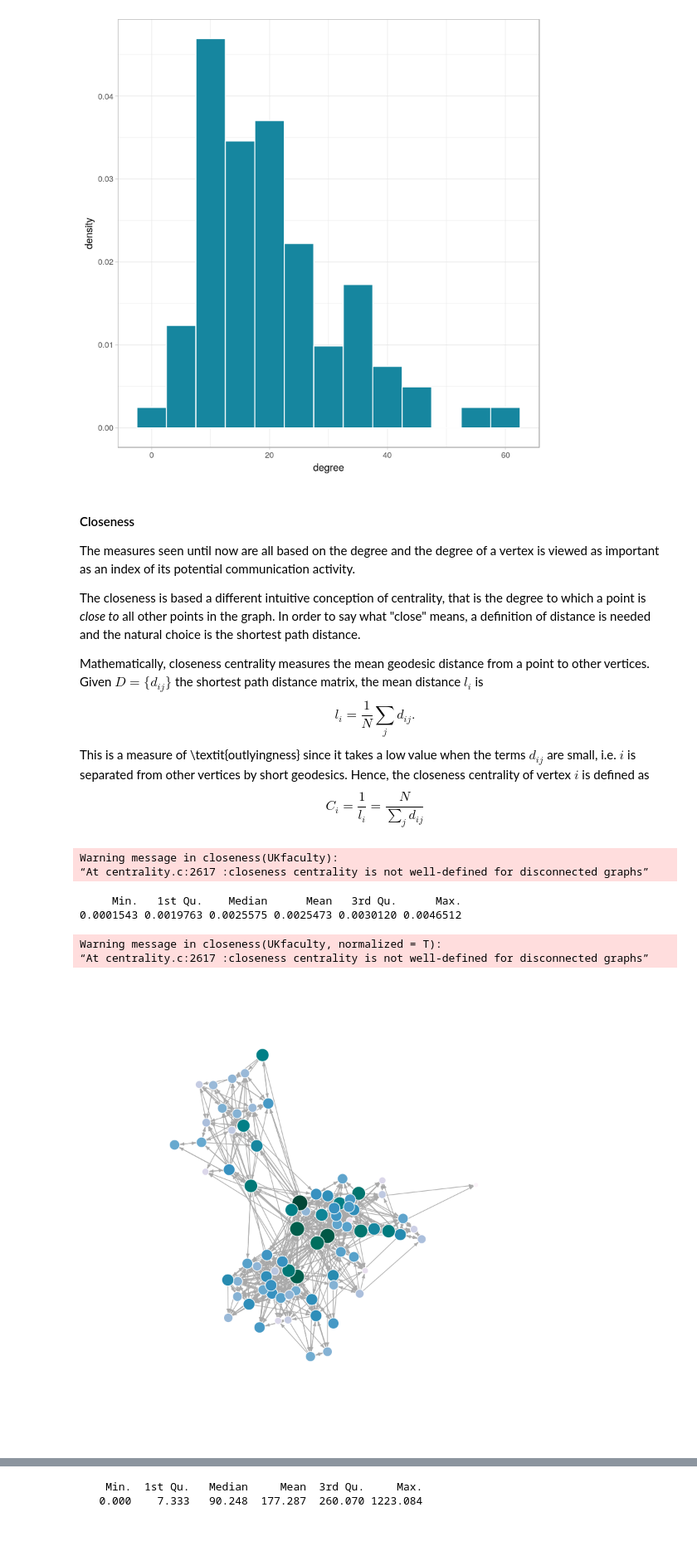
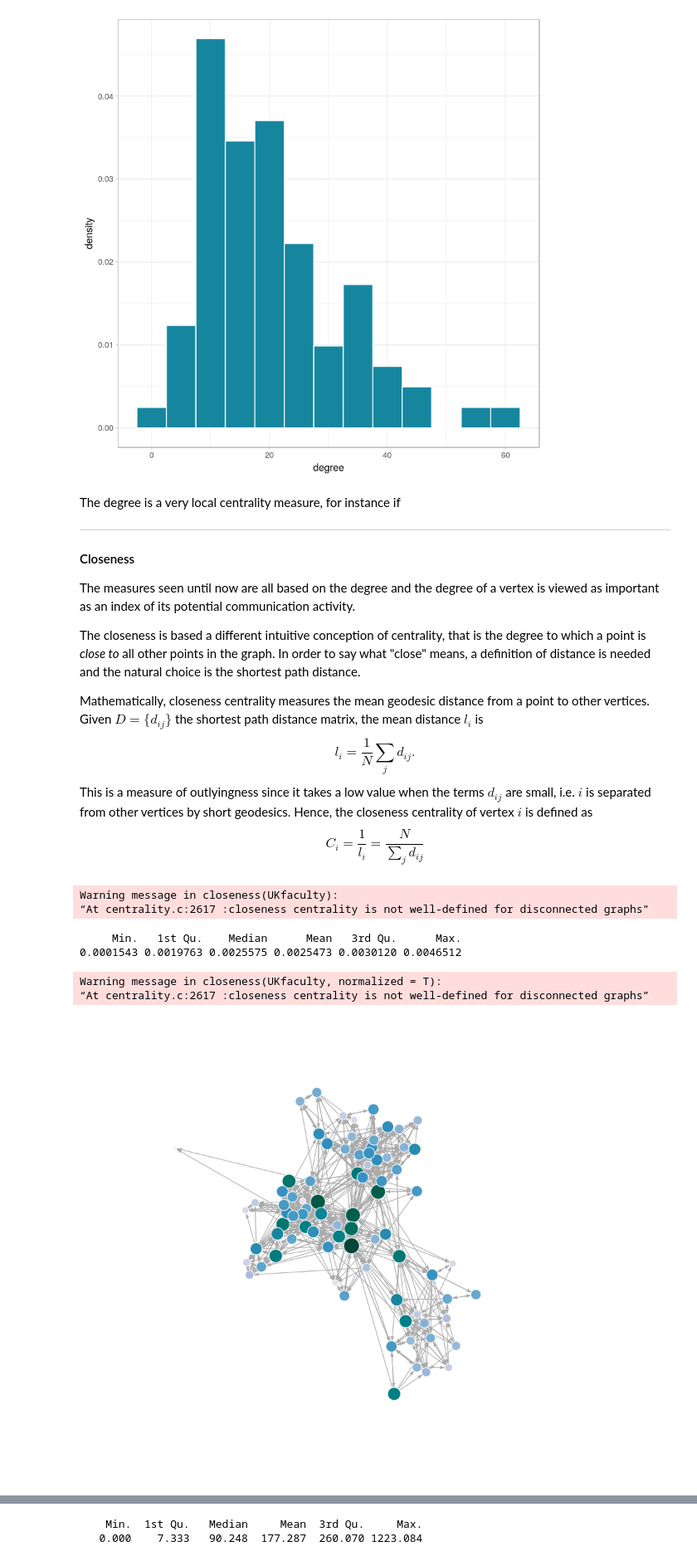
Before and after one commit to gbertagnolli/Networks-LM-Math, a Jupyter notebook: networks-seminar-2.ipynb, the cells around one changed output, grey strips where cells are left out. Shown at 83% size. Drawn from its saved outputs; the diff is of its cells as text; code cells hidden in the pictures; blank space fills up the shorter version.

```diff
--- a/networks-seminar-2.ipynb
+++ b/networks-seminar-2.ipynb
@@ -271,6 +332,10 @@ ggplot(data.frame(degree = degree(UKfaculty)), aes(degree)) +
 # %% [output]
 [figure]
 # %% [markdown]
+The degree is a very local centrality measure, for instance if
+
+---
+
 #### Closeness
 The measures seen until now are all based on the degree and the degree of a vertex is viewed as important as an index of its potential communication activity.
 
@@ -282,7 +347,7 @@ Given $D = \{d_{ij}\}$ the shortest path distance matrix, the mean distance $l_i
 \begin{equation*}
   l_i = \frac1N \sum_{j} d_{ij}.
 \end{equation*}
-This is a measure of \textit{outlyingness} since it takes a low value when the terms $d_{ij}$ are small, i.e. $i$ is separated from other vertices by short geodesics.
+This is a measure of outlyingness since it takes a low value when the terms $d_{ij}$ are small, i.e. $i$ is separated from other vertices by short geodesics.
 Hence, the closeness centrality of vertex $i$ is defined as
 \begin{equation}
   C_i = \frac{1}{l_i} = \frac{N}{\sum_{j} d_{ij}} \label{eq:cloC}
@@ -298,10 +363,11 @@ Warning message in closeness(UKfaculty):
 Warning message in closeness(UKfaculty, normalized = T):
 “At centrality.c:2617 :closeness centrality is not well-defined for disconnected graphs”
 # %%
-plot(UKfaculty, layout = layout_nicely, vertex.label = NA, vertex.size = 3 + 20*cloC,
-     vertex.color = my_palette[cut(as.numeric(cloC), breaks = 50)], edge.arrow.size = 0.3)
+plot(UKfaculty, layout = uk_lay, vertex.label = NA, vertex.size = 3 + 20*cloC,
+     vertex.color = my_palette[cut(as.numeric(cloC), breaks = 50)],
+     edge.arrow.size = 0.3)
 # %% [output]
-[figure, old version]
+[figure, new version]
 # %% [markdown]
 #### Betweenness Centrality
 A third view of node centrality is based upon the frequency with which a point falls between pairs of other nodes on the shortest paths connecting them.
```
Also changed, not shown: parts of 80 cells of this notebook, 7 other files.
